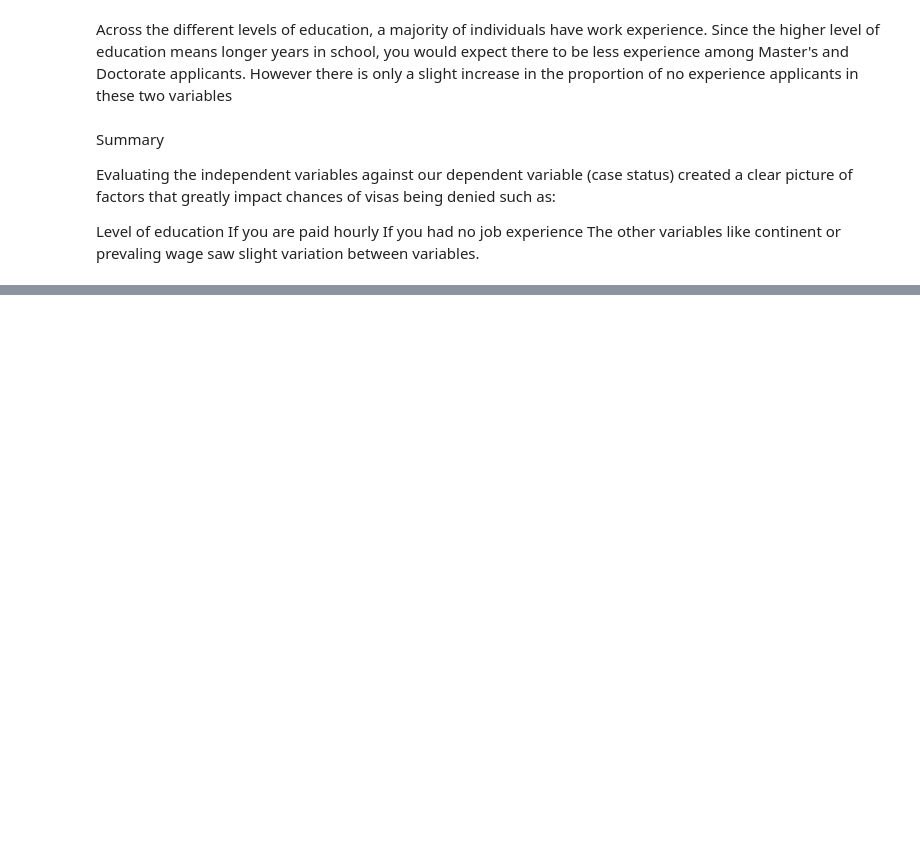
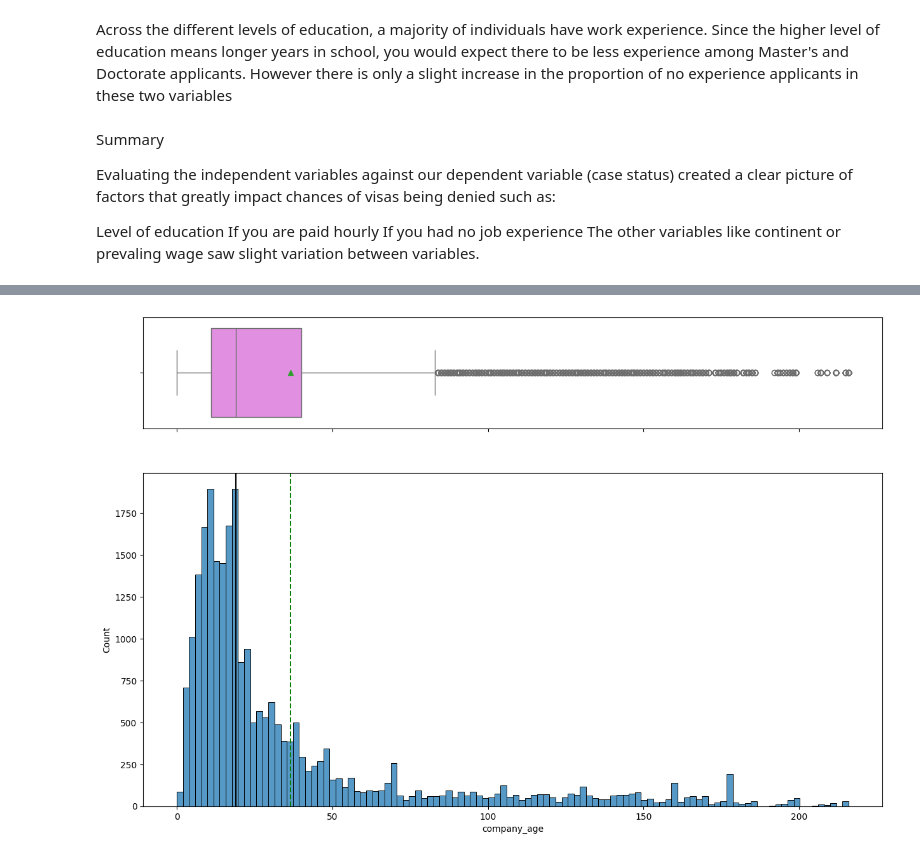
Before and after one commit to RichardKameri/MACHINE-LEARNING-1, a Jupyter notebook: Easy_visa_project.ipynb, the cells around one changed output, grey strips where cells are left out. Saved outputs shown, nothing was run; the diff lists cells and outputs as text; code cells hidden in the pictures; blank space fills up the shorter version.

```diff
--- a/Easy_visa_project.ipynb
+++ b/Easy_visa_project.ipynb
@@ -632,0 +635,6 @@ The other variables like continent or prevaling wage saw slight variation betwee
+# %%
+# Create a company age column from year of establishment
+df["company_age"] = 2016 - df["yr_of_estab"]
+# drop year of establishment from dataset
+df.drop(["yr_of_estab"], axis=1, inplace=True)
+df.head()
@@ -632,0 +648,5 @@ The other variables like continent or prevaling wage saw slight variation betwee
+# %%
+# Visualize company age column
+histogram_boxplot(df, "company_age")
+# %% [output]
+[figure, added]
```
Also changed, not shown: parts of 34 cells of this notebook.
